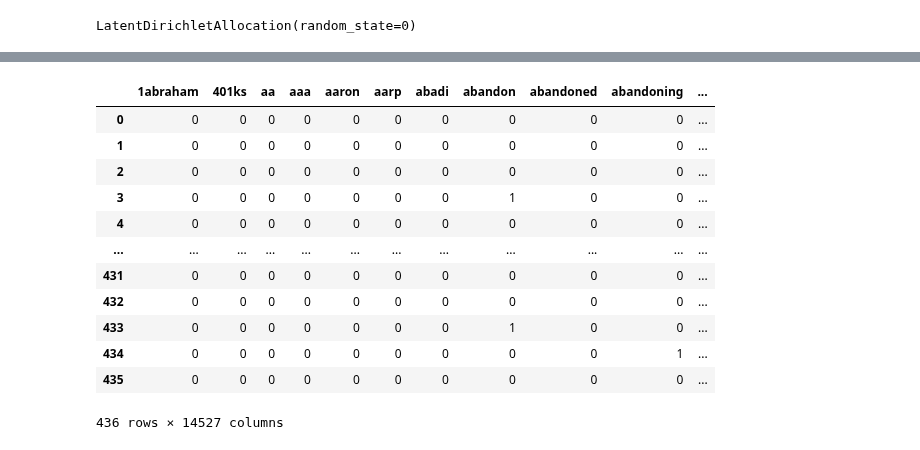
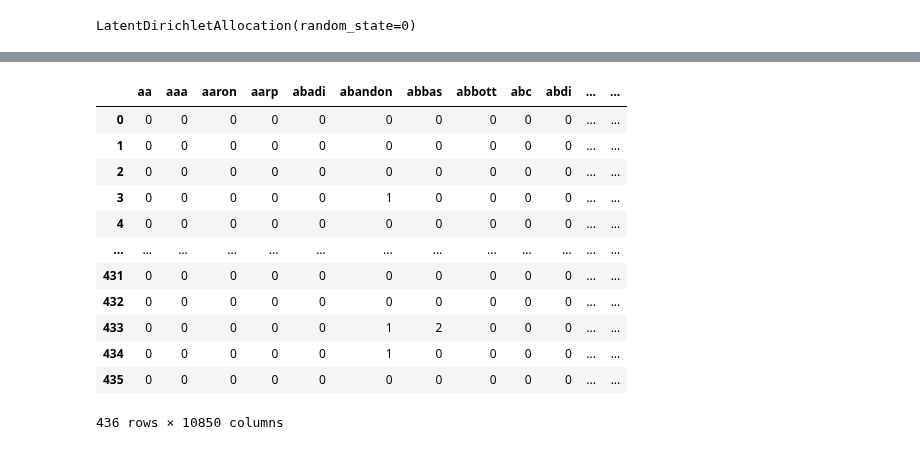
Before and after one commit to jfsalcedo10/mda-kuwait, a Jupyter notebook: notebooks/Topic Classification.ipynb, the cells around one changed output, grey strips where cells are left out. Cells and saved outputs as stored; diff of their text form; code cells hidden in the pictures.

```diff
--- a/notebooks/Topic Classification.ipynb
+++ b/notebooks/Topic Classification.ipynb
@@ -83,24 +122,0 @@ df.head(15)
-# %%
-lemmatizer = WordNetLemmatizer()
-from nltk.tokenize import RegexpTokenizer
-tokenizer = RegexpTokenizer(r'\w+')
-df['tokenized_sents']=df['text'].apply(lambda row: nltk.sent_tokenize(row))
-def wordtoken(text):
-    return  [tokenizer.tokenize(word) for word in text]
-df['tokenized_words']=df['tokenized_sents'].apply(lambda row: wordtoken(row))
-def lemma_text(text,f):
-    return  [[lemmatizer.lemmatize(word,pos=f) for word in sent] for sent in text ]
-
-df['lemma']=df['tokenized_words'].apply(lambda row: lemma_text(row,'v'))
-df['lemma']=df['tokenized_words'].apply(lambda row: lemma_text(row,'n'))
-df['lemma']=df['tokenized_words'].apply(lambda row: lemma_text(row,'a'))
-def nonumbers(text):
-    return " ".join([element for sent in text for element in sent if not element.isdigit()])
-df['new_text']=df['lemma'].apply(lambda row: nonumbers(row))
-
-def remove_expressions(text):
-    """custom function to remove the frequent words"""
-    return " ".join([(re.sub("\d\d+th|\d\d+st|\d\d\d\d+s|\d+nd|\d+rd|\d+st|\d+th|\d\d+s|\d+d", "", word) ) for word in str(text).split() ])
-
-df['wo_exp'] = df['new_text'].apply(lambda text: remove_expressions(text))
-df.iloc[2]['wo_exp']
@@ -169,11 +183,12 @@ for topic_idx, topic in enumerate(lda.components_):
 # %%
 from collections import Counter
 cnt1 = Counter()
-for text in df["wo_exp"].values:
+for text in df["fully_processed"].values:
     for word in text.split():
         cnt1[word] += 1
 
-mostcommon=cnt1.most_common(20)
+mostcommon = cnt1.most_common(30)
 mostcommon = [x[0] for x in mostcommon]
 mostcommon
+# maybe use tf-idf to determine words to remove?
 # %% [output]
@@ -200,10 +212,7 @@ mostcommon
 # %%
-def remove_frequent(text):
-    """custom function to remove the frequent words"""
-    return " ".join([word for word in str(text).split() if word not in mostcommon])
-
-df['wo_freq'] = df['wo_exp'].apply(lambda text: remove_frequent(text))
-
+remove = mostcommon + ['thing','help','great','day','tell','thank','mr','question','sure','look','today','obama',
+                           'really','happen','try','lot','important','continue','let','million','talk','va']
+df['wo_freq'] = df['fully_processed'].apply(lambda text: remove_stopwords(text, remove))
 
 df.head(15)
 # %% [output]
@@ -226,25 +235,27 @@ df.head(15)
 # %%
-lda = LatentDirichletAllocation(n_components=10,random_state=0)
+n_comp = 10
+lda = LatentDirichletAllocation(n_components=n_comp,random_state=0)
 tf_vectorizer = CountVectorizer(max_df=0.95, min_df=2,stop_words='english')
 tf_matrix = tf_vectorizer.fit_transform(df['wo_freq'])
+
 tf_df = pd.DataFrame(tf_matrix.toarray())
-tf_feature_names = tf_vectorizer.get_feature_names()
+tf_feature_names = tf_vectorizer.get_feature_names_out()
 tf_df.columns = tf_feature_names
 tf_df
 # %% [output]
-|  | 1abraham | 401ks | aa | aaa | aaron | aarp | abadi | abandon | abandoned | abandoning | ... |
-| 0 | 0 | 0 | 0 | 0 | 0 | 0 | 0 | 0 | 0 | 0 | ... |
-| 1 | 0 | 0 | 0 | 0 | 0 | 0 | 0 | 0 | 0 | 0 | ... |
-| 2 | 0 | 0 | 0 | 0 | 0 | 0 | 0 | 0 | 0 | 0 | ... |
-| 3 | 0 | 0 | 0 | 0 | 0 | 0 | 0 | 1 | 0 | 0 | ... |
-| 4 | 0 | 0 | 0 | 0 | 0 | 0 | 0 | 0 | 0 | 0 | ... |
-| ... | ... | ... | ... | ... | ... | ... | ... | ... | ... | ... | ... |
-| 431 | 0 | 0 | 0 | 0 | 0 | 0 | 0 | 0 | 0 | 0 | ... |
-| 432 | 0 | 0 | 0 | 0 | 0 | 0 | 0 | 0 | 0 | 0 | ... |
-| 433 | 0 | 0 | 0 | 0 | 0 | 0 | 0 | 1 | 0 | 0 | ... |
-| 434 | 0 | 0 | 0 | 0 | 0 | 0 | 0 | 0 | 0 | 1 | ... |
-| 435 | 0 | 0 | 0 | 0 | 0 | 0 | 0 | 0 | 0 | 0 | ... |
+|  | aa | aaa | aaron | aarp | abadi | abandon | abbas | abbott | abc | abdi | ... | ... |
+| 0 | 0 | 0 | 0 | 0 | 0 | 0 | 0 | 0 | 0 | 0 | ... | ... |
+| 1 | 0 | 0 | 0 | 0 | 0 | 0 | 0 | 0 | 0 | 0 | ... | ... |
+| 2 | 0 | 0 | 0 | 0 | 0 | 0 | 0 | 0 | 0 | 0 | ... | ... |
+| 3 | 0 | 0 | 0 | 0 | 0 | 1 | 0 | 0 | 0 | 0 | ... | ... |
+| 4 | 0 | 0 | 0 | 0 | 0 | 0 | 0 | 0 | 0 | 0 | ... | ... |
+| ... | ... | ... | ... | ... | ... | ... | ... | ... | ... | ... | ... | ... |
+| 431 | 0 | 0 | 0 | 0 | 0 | 0 | 0 | 0 | 0 | 0 | ... | ... |
+| 432 | 0 | 0 | 0 | 0 | 0 | 0 | 0 | 0 | 0 | 0 | ... | ... |
+| 433 | 0 | 0 | 0 | 0 | 0 | 1 | 2 | 0 | 0 | 0 | ... | ... |
+| 434 | 0 | 0 | 0 | 0 | 0 | 1 | 0 | 0 | 0 | 0 | ... | ... |
+| 435 | 0 | 0 | 0 | 0 | 0 | 0 | 0 | 0 | 0 | 0 | ... | ... |
-436 rows × 14527 columns
+436 rows × 10850 columns
 # %%
 lda.fit(tf_matrix)
 result = pd.DataFrame(lda.components_)
```
Also changed, not shown: parts of 25 cells of this notebook.
